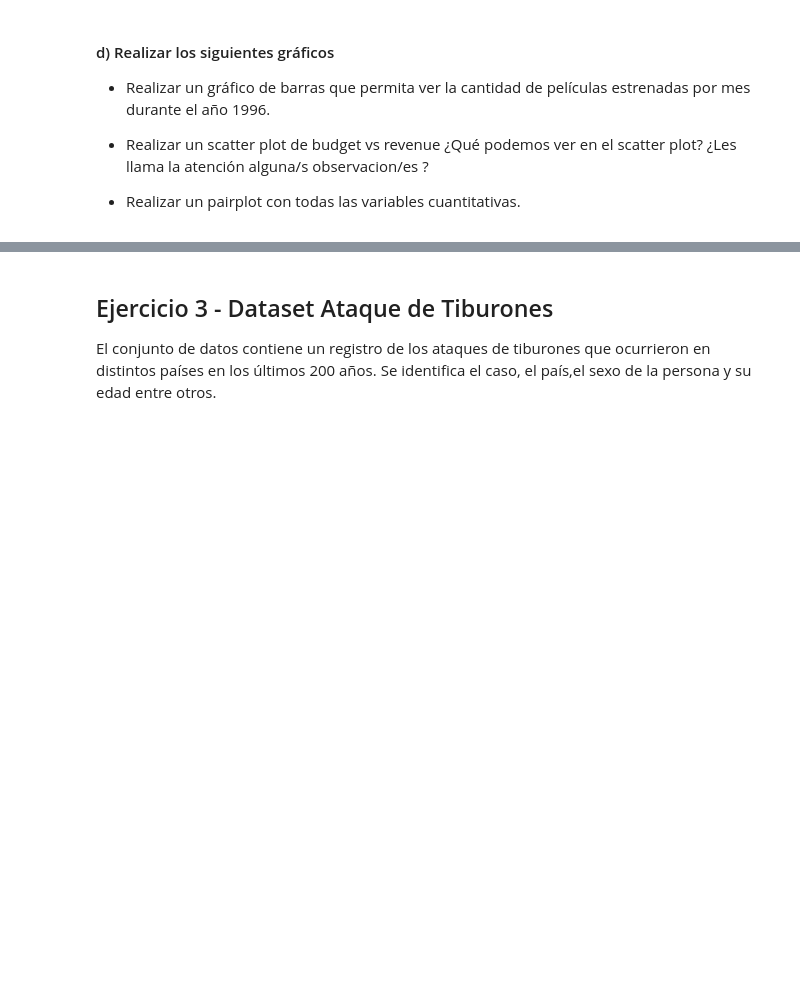
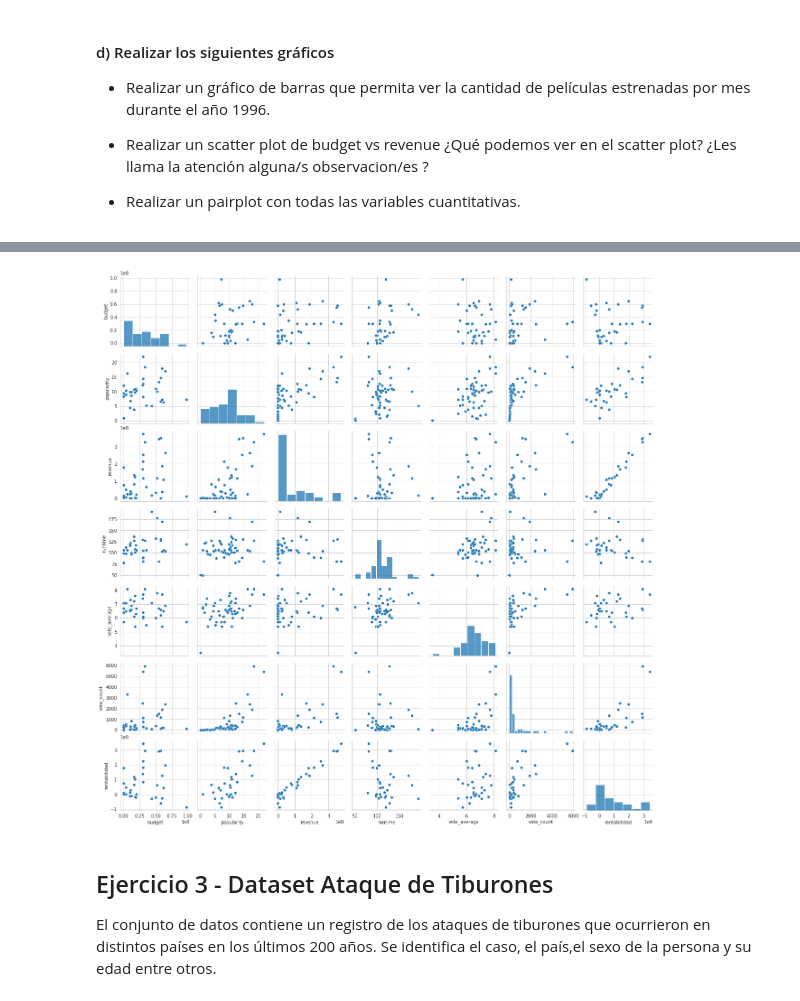
Before and after one commit to Fanusaez/Organizacion-de-Datos, a Jupyter notebook: Pandas/Pandas_ejercicios.ipynb, the cells around one changed output, grey strips where cells are left out. Cells and saved outputs as stored; diff of their text form; code cells hidden in the pictures; blank space fills up the shorter version.

```diff
--- a/Pandas/Pandas_ejercicios.ipynb
+++ b/Pandas/Pandas_ejercicios.ipynb
@@ -393,3 +398,11 @@ dtype('int64')
+# %%
+ds_pairplot = ds_pelis.copy()
+ds_pairplot.dropna()
+ds_pairplot = ds_pairplot[["budget", "popularity", "revenue", "runtime", "vote_average", "vote_count"]]
+ds_pairplot["rentabilidad"] = rentabilidad["rentabilidad"]
+graf_pairplot=sns.pairplot(data=ds_pairplot, palette=["r", "g"])
+# %% [output]
+[figure, added]
 # %% [markdown]
 ## Ejercicio 3 - Dataset Ataque de Tiburones
 
```
Also changed, not shown: parts of 20 cells of this notebook.
